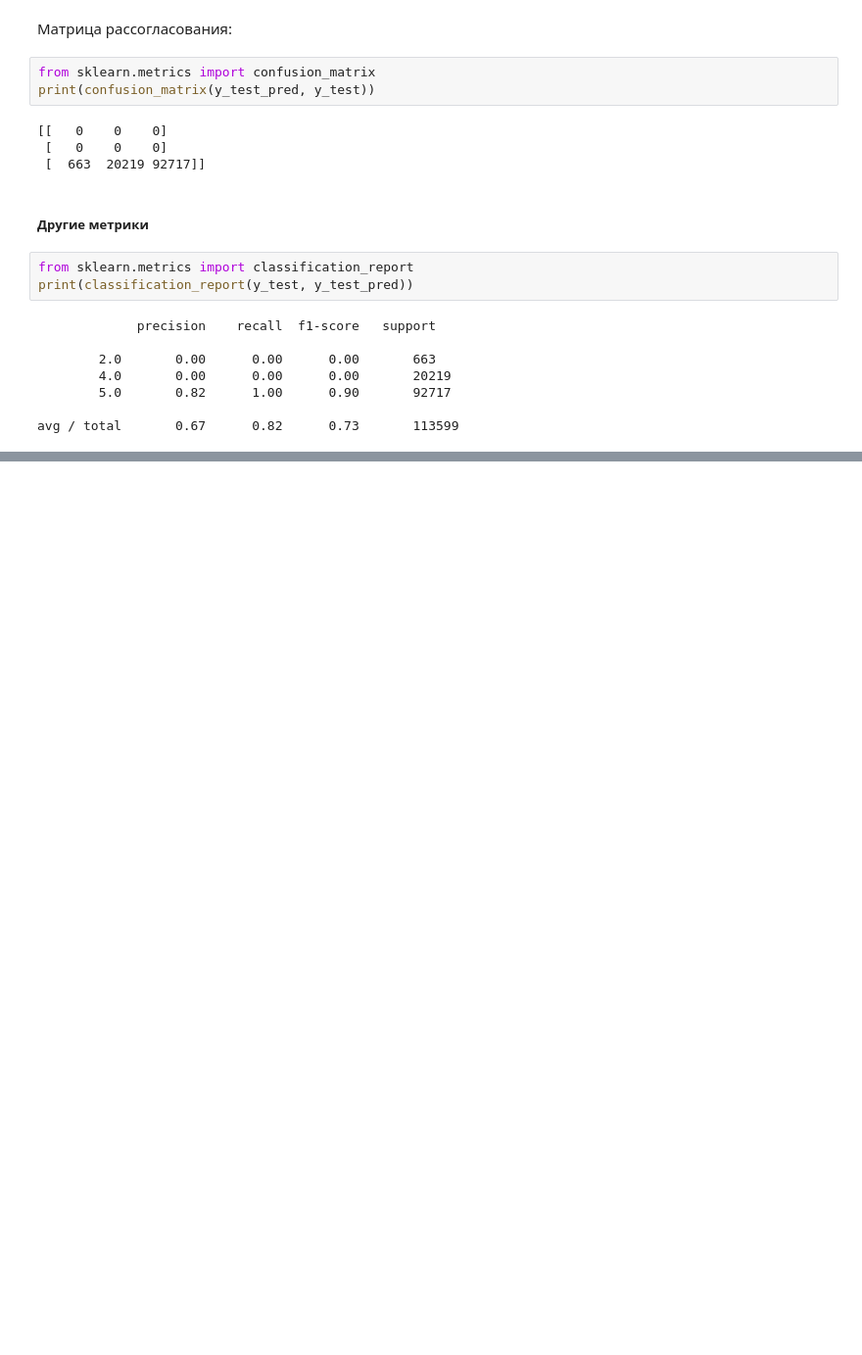
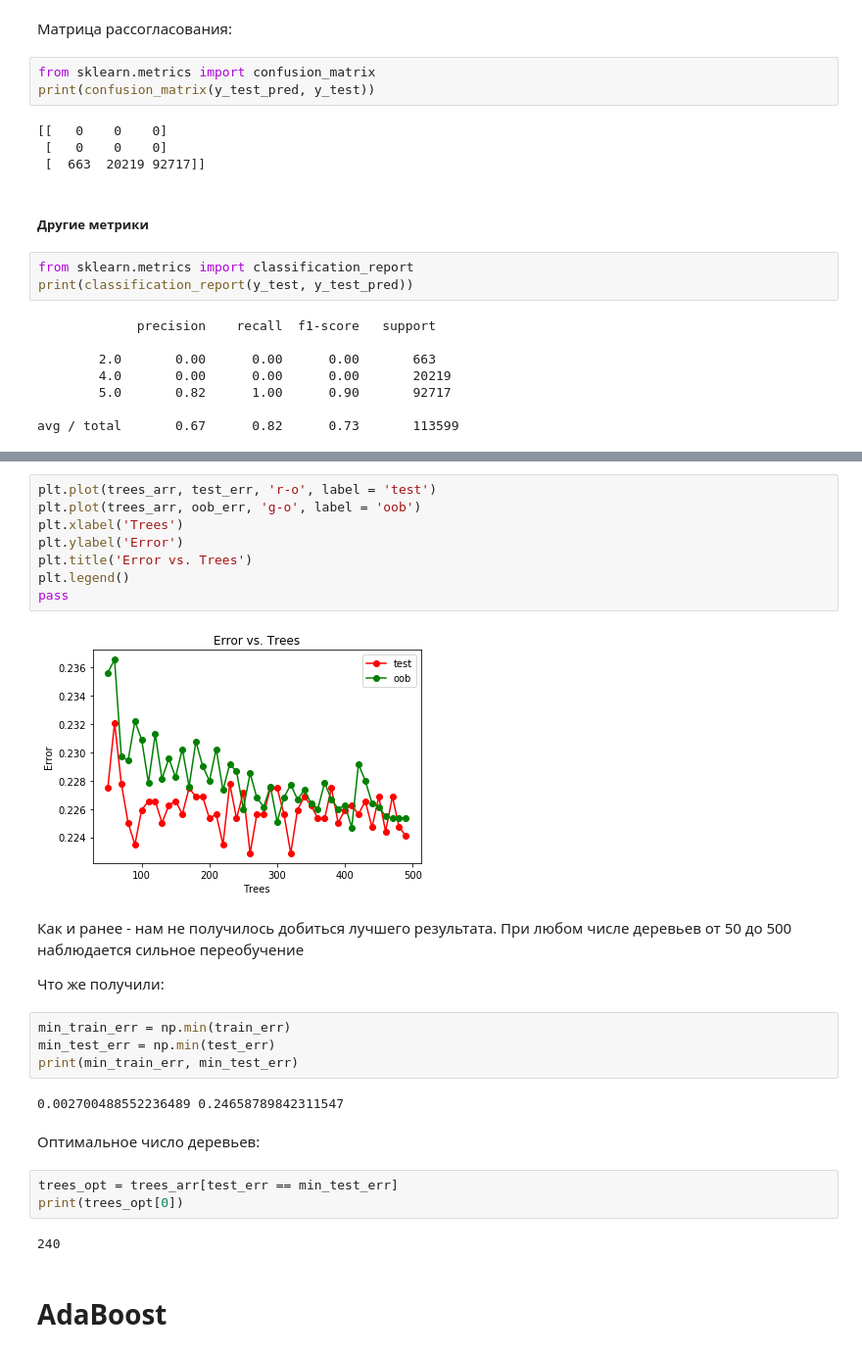
Before and after one commit to VitKonevskiy/ML_HW, a Jupyter notebook: kickstarter_proj.ipynb, the cells around one changed output, grey strips where cells are left out. Shown: that part at 98% size. Saved outputs shown, nothing was run; the diff lists cells and outputs as text; blank space fills up the shorter version.

```diff
--- a/kickstarter_proj.ipynb
+++ b/kickstarter_proj.ipynb
@@ -781,0 +895,30 @@ avg / total       0.67      0.82      0.73       113599
+# %%
+plt.plot(trees_arr, test_err, 'r-o', label = 'test')
+plt.plot(trees_arr, oob_err, 'g-o', label = 'oob')
+plt.xlabel('Trees')
+plt.ylabel('Error')
+plt.title('Error vs. Trees')
+plt.legend()
+pass
+# %% [output]
+[figure, added]
+# %% [markdown]
+
+Как и ранее - нам не получилось добиться лучшего результата. При любом числе деревьев от 50 до 500 наблюдается сильное переобучение
+
+Что же получили:
+# %%
+min_train_err = np.min(train_err)
+min_test_err = np.min(test_err)
+print(min_train_err, min_test_err)
+# %% [output]
+0.002700488552236489 0.24658789842311547
+# %% [markdown]
+Оптимальное число деревьев:
+# %%
+trees_opt = trees_arr[test_err == min_test_err]
+print(trees_opt[0])
+# %% [output]
+240
+# %% [markdown]
+# AdaBoost
```
Also changed, not shown: parts of 29 cells of this notebook.
